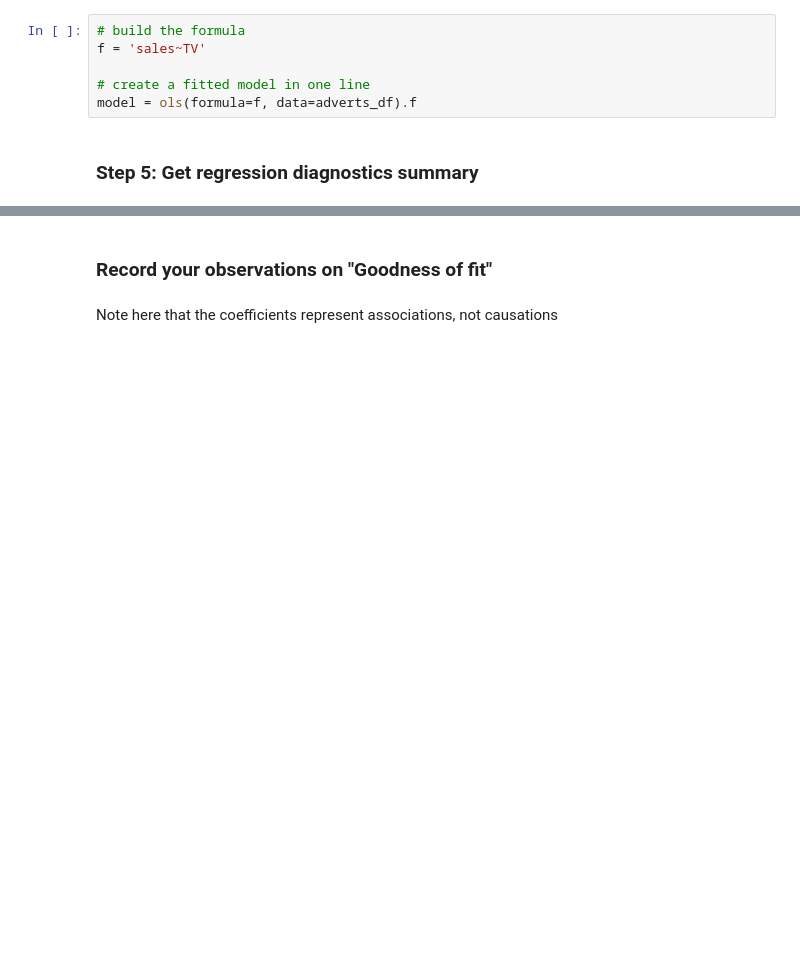
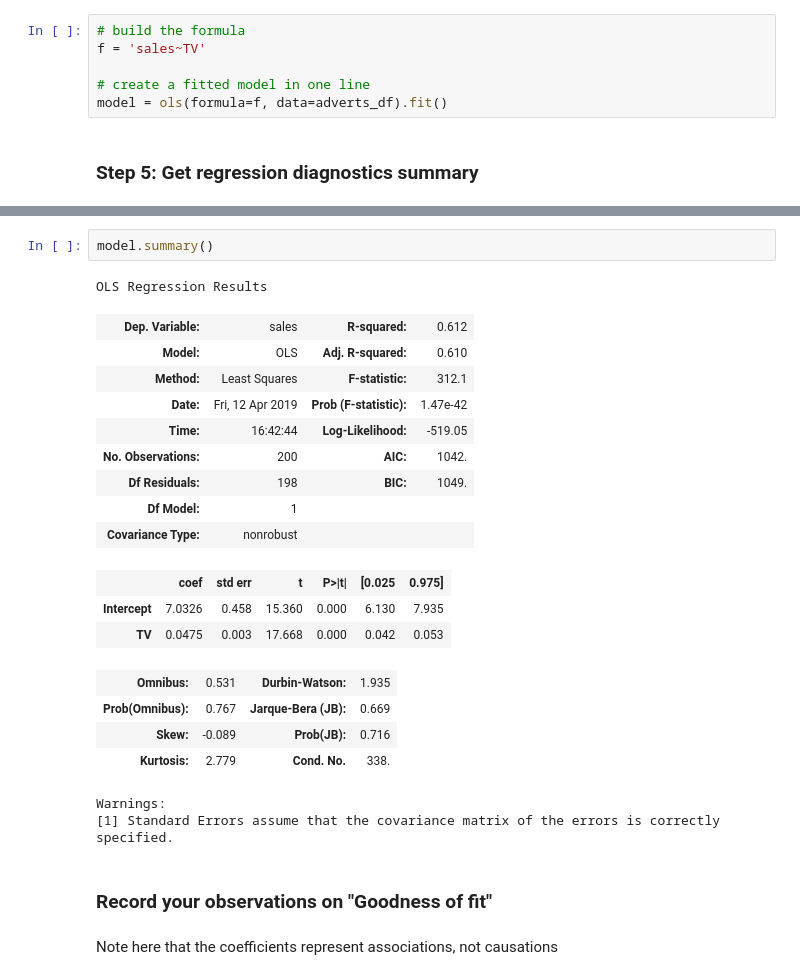
Before and after one commit to kayschulz/dsc-01-10-13-regression-statsmodels-lab-seattle-ds-career-040119, a Jupyter notebook: index.ipynb, the cells around one changed output, grey strips where cells are left out. Drawn from its saved outputs; the diff is of its cells as text; blank space fills up the shorter version.

```diff
--- a/index.ipynb
+++ b/index.ipynb
@@ -130,6 +130,6 @@ Note: Kurtosis can be dealt with using techniques like log normalization to "pus
 f = 'sales~TV'
 
 # create a fitted model in one line
-model = ols(formula=f, data=adverts_df).f
+model = ols(formula=f, data=adverts_df).fit()
 # %% [markdown]
 ### Step 5: Get regression diagnostics summary
@@ -155,3 +136,25 @@ OLS Regression Results
+# %%
+model.summary()
+# %% [output]
+OLS Regression Results
+| Dep. Variable: | sales | R-squared: | 0.612 |
+| Model: | OLS | Adj. R-squared: | 0.610 |
+| Method: | Least Squares | F-statistic: | 312.1 |
+| Date: | Fri, 12 Apr 2019 | Prob (F-statistic): | 1.47e-42 |
+| Time: | 16:42:44 | Log-Likelihood: | -519.05 |
+| No. Observations: | 200 | AIC: | 1042. |
+| Df Residuals: | 198 | BIC: | 1049. |
+| Df Model: | 1 |  |  |
+| Covariance Type: | nonrobust |  |  |
+|  | coef | std err | t | P>|t| | [0.025 | 0.975] |
+| Intercept | 7.0326 | 0.458 | 15.360 | 0.000 | 6.130 | 7.935 |
+| TV | 0.0475 | 0.003 | 17.668 | 0.000 | 0.042 | 0.053 |
+| Omnibus: | 0.531 | Durbin-Watson: | 1.935 |
+| Prob(Omnibus): | 0.767 | Jarque-Bera (JB): | 0.669 |
+| Skew: | -0.089 | Prob(JB): | 0.716 |
+| Kurtosis: | 2.779 | Cond. No. | 338. |
+Warnings:
+[1] Standard Errors assume that the covariance matrix of the errors is correctly specified.
 # %% [markdown]
 ### Record your observations on "Goodness of fit"
 # %% [markdown]
```
Also changed, not shown: parts of 1 cell of this notebook.
